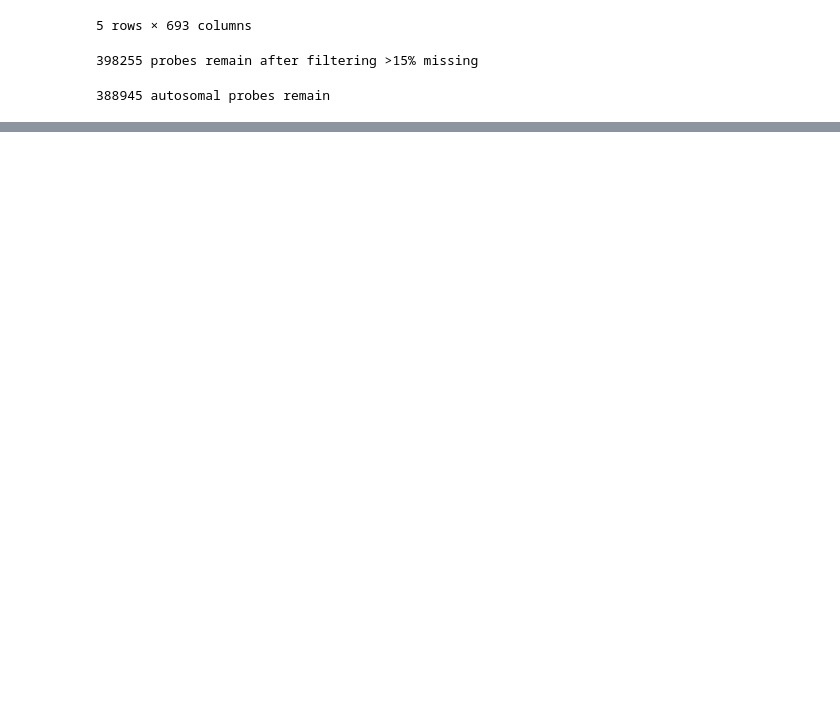
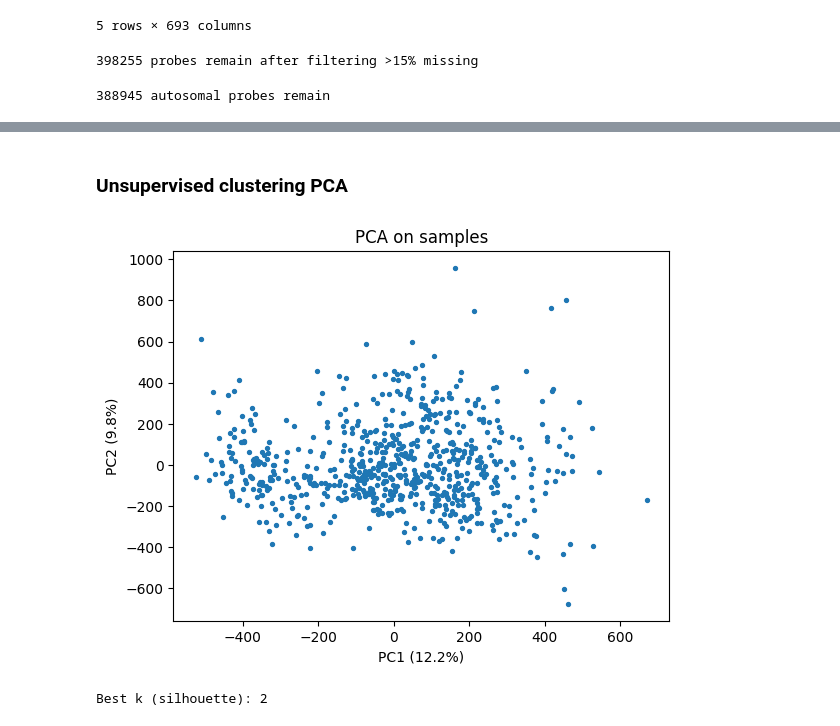
Before and after one commit to a-nadeem9/brca-epigenetic-age-acceleration-immune-multiomics-classifier, a Jupyter notebook: notebooks/01c_methylation_preprocessing.ipynb, the cells around one changed output, grey strips where cells are left out. Cells and saved outputs as stored; diff of their text form; code cells hidden in the pictures; blank space fills up the shorter version.

```diff
--- a/notebooks/01c_methylation_preprocessing.ipynb
+++ b/notebooks/01c_methylation_preprocessing.ipynb
@@ -10,7 +10,7 @@ import seaborn as sns
 # %%
 import h5py
 
-with h5py.File('../data/methylation_matched_final.h5', 'r') as f:
+with h5py.File('../methylation_matched_final.h5', 'r') as f:
     print("Available datasets:")
     for key in f.keys():
         print(key)
@@ -98,0 +123,39 @@ MemoryError: Unable to allocate 2.01 GiB for an array with shape (388945, 693) a
+# %%
+beta = df_imp
+beta = beta.clip(1e-6, 1-1e-6)
+M = np.log2(beta / (1 - beta))
+# %% [markdown]
+### Unsupervised clustering PCA
+# %%
+from sklearn.decomposition import PCA
+import matplotlib.pyplot as plt
+
+pca = PCA(n_components=50, random_state=0)
+X_pca = pca.fit_transform(M.T)   # samples x PCs
+
+plt.scatter(X_pca[:,0], X_pca[:,1], s=8)
+plt.xlabel(f"PC1 ({pca.explained_variance_ratio_[0]*100:.1f}%)")
+plt.ylabel(f"PC2 ({pca.explained_variance_ratio_[1]*100:.1f}%)")
+plt.title("PCA on samples")
+plt.show()
+# %% [output]
+[figure, added]
+# %%
+from sklearn.cluster import KMeans
+from sklearn.metrics import silhouette_score
+import numpy as np
+
+pcs_for_clust = X_pca[:, :20]  # first 20 PCs is usually fine
+ks = range(2, 9)
+scores = []
+for k in ks:
+    km = KMeans(n_clusters=k, n_init=50, random_state=0).fit(pcs_for_clust)
+    scores.append(silhouette_score(pcs_for_clust, km.labels_))
+
+best_k = ks[int(np.argmax(scores))]
+print("Best k (silhouette):", best_k)
+
+km = KMeans(n_clusters=best_k, n_init=100, random_state=0).fit(pcs_for_clust)
+clusters = pd.Series(km.labels_, index=beta.columns, name="cluster")
+# %% [output]
+Best k (silhouette): 2
```
Also changed, not shown: parts of 17 cells of this notebook.
